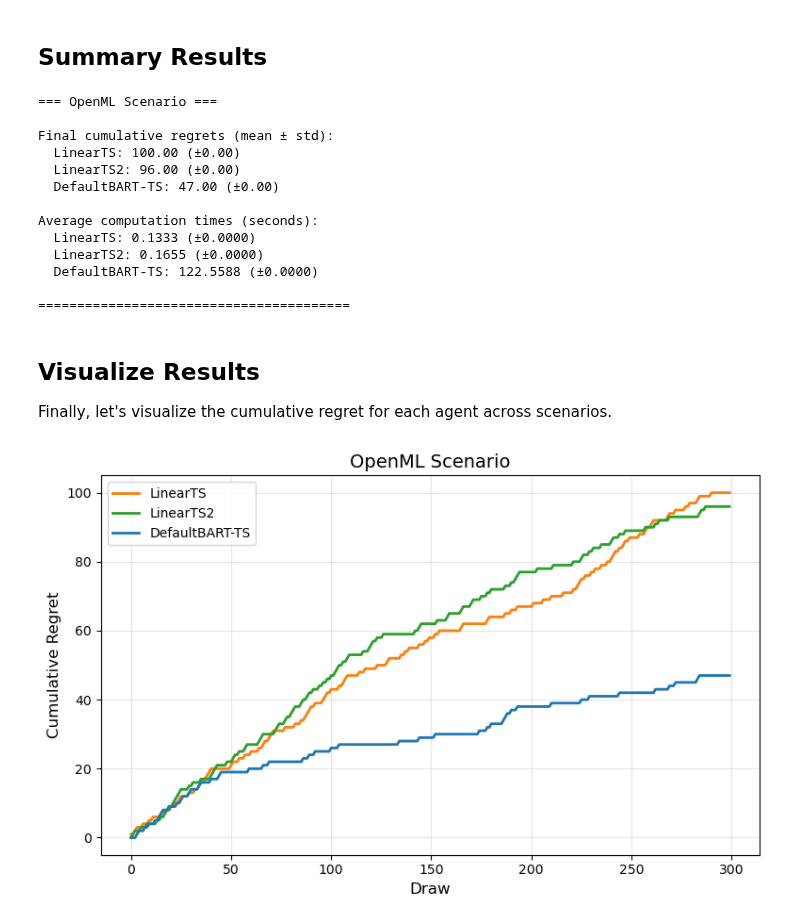
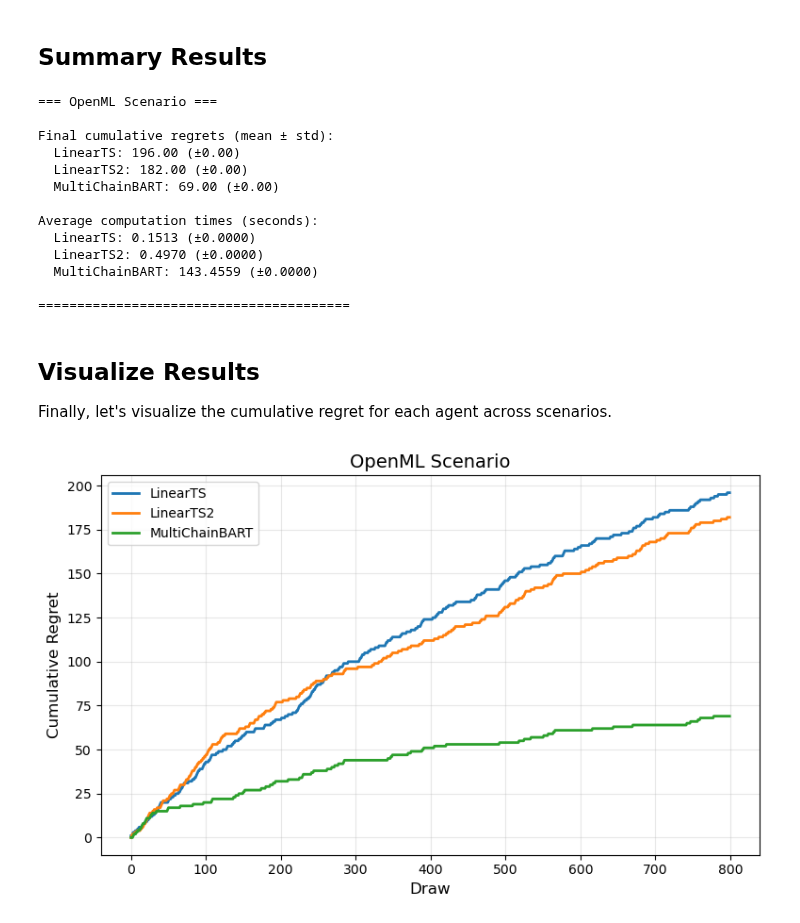
Before and after one commit to yanshuotan/bart-playground, a Jupyter notebook: notebooks/bandit/compare_agents_notebook.ipynb, the cells around one changed output. Saved outputs shown, nothing was run; the diff lists cells and outputs as text; code cells hidden in the pictures.

Commit message:
Fix bugs in MultiChainBART

```diff
--- a/notebooks/bandit/compare_agents_notebook.ipynb
+++ b/notebooks/bandit/compare_agents_notebook.ipynb
@@ -40,7 +42,7 @@ from bart_playground.bandit.bcf_agent import BCFAgent, BCFAgentPSOff
 from bart_playground.bandit.basic_agents import SillyAgent, LinearTSAgent
 from bart_playground.bandit.ensemble_agent import EnsembleAgent
 from bart_playground.bandit.me_agents import HierTSAgent, LinearTSAgent2, LinearUCBAgent, METSAgent
-from bart_playground.bandit.bart_agent import BARTAgent, LogisticBARTAgent, DefaultBARTAgent
+from bart_playground.bandit.bart_agent import BARTAgent, LogisticBARTAgent, DefaultBARTAgent, MultiChainBARTAgent
 # from bart_playground.bandit.neural_ts_agent import NeuralTSDiagAgent
 
 import multiprocessing
@@ -50,15 +52,15 @@ from bart_playground.bart import LogisticBART
 cores =  multiprocessing.cpu_count() - 1
 
 n_simulations = 1  # Number of simulations per scenario
-n_draws = 300      # Number of draws per simulation
+n_draws = 800      # Number of draws per simulation
 
 def call_func():
     return(compare_agents_across_scenarios(
         scenarios=scenarios,
         n_simulations=n_simulations,
         n_draws=n_draws,
-        agent_classes=[LinearTSAgent, LinearTSAgent2, LogisticBARTAgent], # LogisticBARTAgent], # NeuralTSDiagAgent], #, EnsembleAgent], #, BCFAgentPSOff], # LinearUCBAgent, METSAgent, HierTSAgent],
-        agent_names=["LinearTS", "LinearTS2", "DefaultBART-TS"], #, "Neural"], #, "MBCF+Linear"] #, "METS", "HierTS"],
+        agent_classes=[LinearTSAgent, LinearTSAgent2, MultiChainBARTAgent], # LogisticBARTAgent], # NeuralTSDiagAgent], #, EnsembleAgent], #, BCFAgentPSOff], # LinearUCBAgent, METSAgent, HierTSAgent],
+        agent_names=["LinearTS", "LinearTS2", "MultiChainBART"], #, "Neural"], #, "MBCF+Linear"] #, "METS", "HierTS"],
         n_jobs=1 # min(n_simulations, cores),  # Use all available cores or the number of simulations, whichever is smaller
     ))
 # %%
@@ -85,14 +89,14 @@ print_summary_results(results)
 === OpenML Scenario ===
 
 Final cumulative regrets (mean ± std):
-  LinearTS: 100.00 (±0.00)
-  LinearTS2: 96.00 (±0.00)
-  DefaultBART-TS: 47.00 (±0.00)
+  LinearTS: 196.00 (±0.00)
+  LinearTS2: 182.00 (±0.00)
+  MultiChainBART: 69.00 (±0.00)
 
 Average computation times (seconds):
-  LinearTS: 0.1333 (±0.0000)
-  LinearTS2: 0.1655 (±0.0000)
-  DefaultBART-TS: 122.5588 (±0.0000)
+  LinearTS: 0.1513 (±0.0000)
+  LinearTS2: 0.4970 (±0.0000)
+  MultiChainBART: 143.4559 (±0.0000)
 
 ========================================
 # %% [markdown]
@@ -111,15 +115,15 @@ result_filename = os.path.join(results_dir, f"result.pkl")
 # %%
 # import pickle
 # results_dir = "./results/agent_comparison5"
 # result_filename = os.path.join(results_dir, f"result.pkl")
 # results, n_draws = pickle.load(file=open(result_filename, "rb"))
 
 # Plot results and save to file
 plot_comparison_results(
     results=results,
     n_draws=n_draws,
-    save_path=f"{results_dir}/agent_comparison_results2.png",
+    save_path=f"{results_dir}/agent_comparison_results_logMC.png",
     show_time=False
 )
 # %% [output]
-[figure, old version]
+[figure, new version]
```
Also changed, not shown: parts of 2 cells of this notebook, 5 other files.
